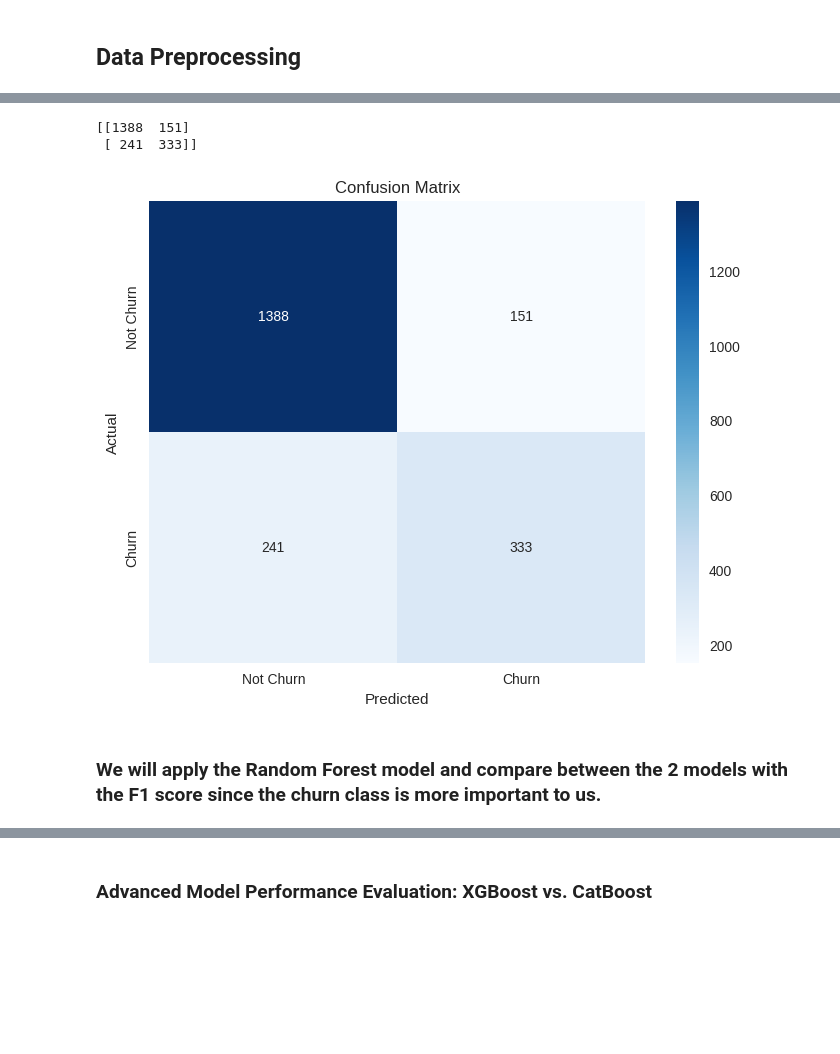
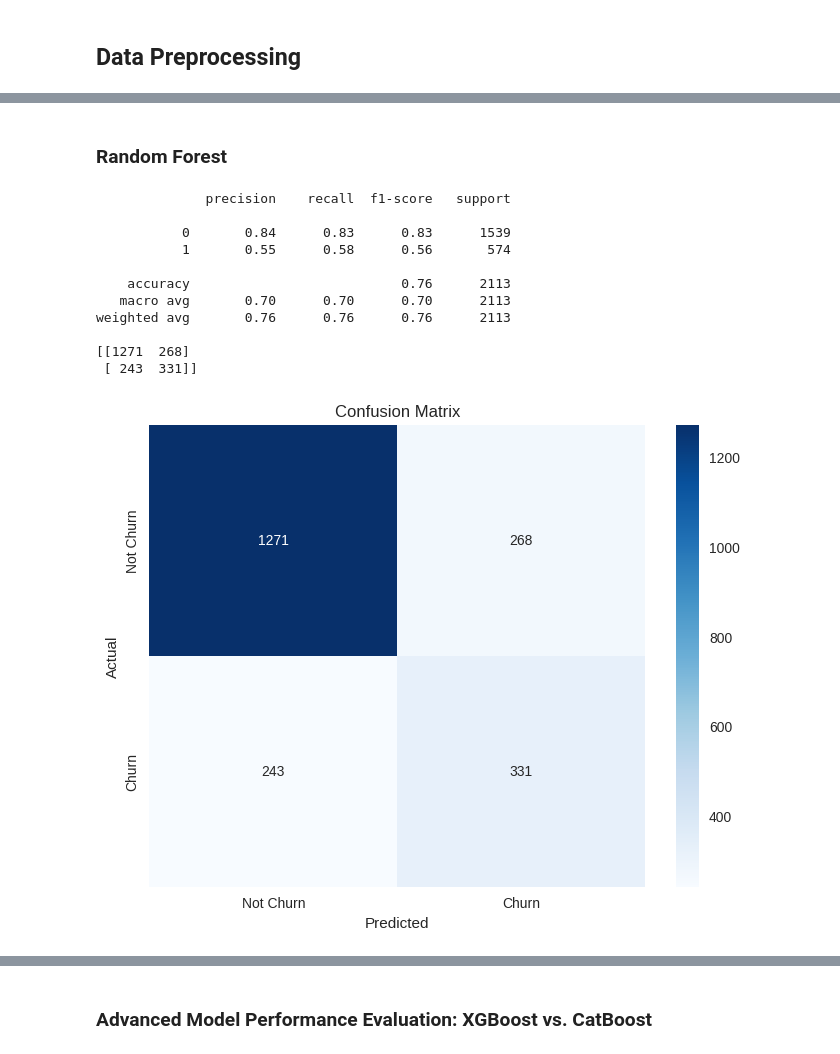
Before and after one commit to TameemAlghazaly/Data-Science-Projects, a Jupyter notebook: Customer Churn Classification/Customer Churn Project Updated.ipynb, the cells around one changed output, grey strips where cells are left out. Cells and saved outputs as stored; diff of their text form; code cells hidden in the pictures; blank space fills up the shorter version.

```diff
--- a/Customer Churn Classification/Customer Churn Project Updated.ipynb
+++ b/Customer Churn Classification/Customer Churn Project Updated.ipynb
@@ -345,5 +348,6 @@ df.head()
 # %%
-df_encoded = pd.get_dummies(df, dtype='int8', columns=['PaymentMethod','InternetService'])
+# Using onehot encoding on the categorical columns that have no specific order within the categories
+df_encoded = pd.get_dummies(df, dtype='int8', columns=['PaymentMethod','InternetService'],drop_first=True)
 df_encoded.head()
 # %% [output]
 |  | gender | SeniorCitizen | Partner | Dependents | tenure | PhoneService | MultipleLines | OnlineSecurity | ... |
@@ -440,11 +449,15 @@ VIF_data
 # %%
 from sklearn.model_selection import train_test_split
+from imblearn.over_sampling import SMOTE
 
-X = df_encoded.drop('Churn', axis=1) # Independent variable
-y = df_encoded['Churn'] # Dependent variable
+X_enc = df_encoded.drop('Churn', axis=1) # Independent variable
+y_enc = df_encoded['Churn'] # Dependent variable
 
-X_train, X_test, y_train, y_test = train_test_split(X, y, test_size=0.3, random_state=42)
+X_enc_train, X_enc_test, y_enc_train, y_enc_test = train_test_split(X_enc, y_enc, test_size=0.3, random_state=42)
 
-print('Training dataset size:', X_train.shape[0])
-print('Testing dataset size:', X_test.shape[0])
+smote = SMOTE(random_state=42)
+X_enc_train, y_enc_train = smote.fit_resample(X_enc_train, y_enc_train)
+
+print('Training dataset size:', X_enc_train.shape[0])
+print('Testing dataset size:', X_enc_test.shape[0])
 # %% [output]
@@ -472,0 +483,19 @@ weighted avg       0.81      0.81      0.81      2113
+# %%
+from sklearn.linear_model import LogisticRegression
+from sklearn.metrics import classification_report
+
+lr_model = LogisticRegression(max_iter=10000)
+lr_model.fit(X_enc_train, y_enc_train)
+y_pred_lr = lr_model.predict(X_enc_test)
+print(classification_report(y_enc_test, y_pred_lr))
+
+from sklearn.metrics import confusion_matrix
+
+cm = confusion_matrix(y_enc_test, y_pred_lr)
+print(cm)
+plt.figure(figsize=(8, 6))
+sns.heatmap(cm, annot=True, fmt='d', cmap='Blues', xticklabels=['Not Churn', 'Churn'], yticklabels=['Not Churn', 'Churn'])
+plt.xlabel('Predicted')
+plt.ylabel('Actual')
+plt.title('Confusion Matrix')
+plt.show()
@@ -473,17 +527,31 @@ weighted avg       0.81      0.81      0.81      2113
+# %% [markdown]
+### Random Forest
 # %%
-from sklearn.metrics import confusion_matrix
+from sklearn.ensemble import RandomForestClassifier
 
-cm = confusion_matrix(y_test, y_pred)
+random_forest= RandomForestClassifier(random_state=42)
+random_forest.fit(X_enc_train, y_enc_train)
+
+y_pred_rf = random_forest.predict(X_enc_test)
+print(classification_report(y_enc_test, y_pred_rf))
+cm = confusion_matrix(y_enc_test, y_pred_rf)
 print(cm)
 plt.figure(figsize=(8, 6))
 sns.heatmap(cm, annot=True, fmt='d', cmap='Blues', xticklabels=['Not Churn', 'Churn'], yticklabels=['Not Churn', 'Churn'])
 plt.xlabel('Predicted')
 plt.ylabel('Actual')
 plt.title('Confusion Matrix')
 plt.show()
 # %% [output]
-[[1388  151]
- [ 241  333]]
+              precision    recall  f1-score   support
+
+           0       0.84      0.83      0.83      1539
+           1       0.55      0.58      0.56       574
+
+    accuracy                           0.76      2113
+   macro avg       0.70      0.70      0.70      2113
+weighted avg       0.76      0.76      0.76      2113
+
+[[1271  268]
+ [ 243  331]]
-[figure, old version]
+[figure, new version]
-# %% [markdown]
-### We will apply the Random Forest model and compare between the 2 models with the F1 score since the churn class is more important to us.
```
Also changed, not shown: parts of 51 cells of this notebook.
